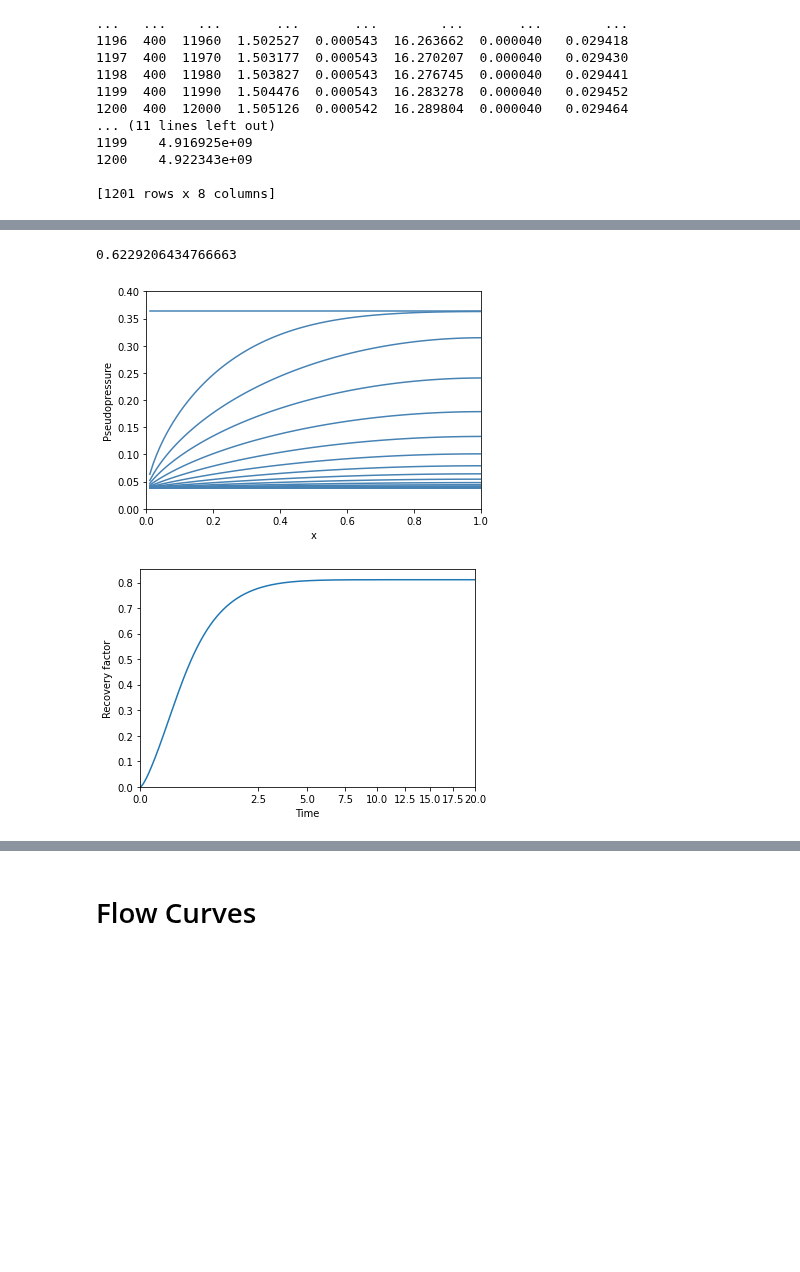
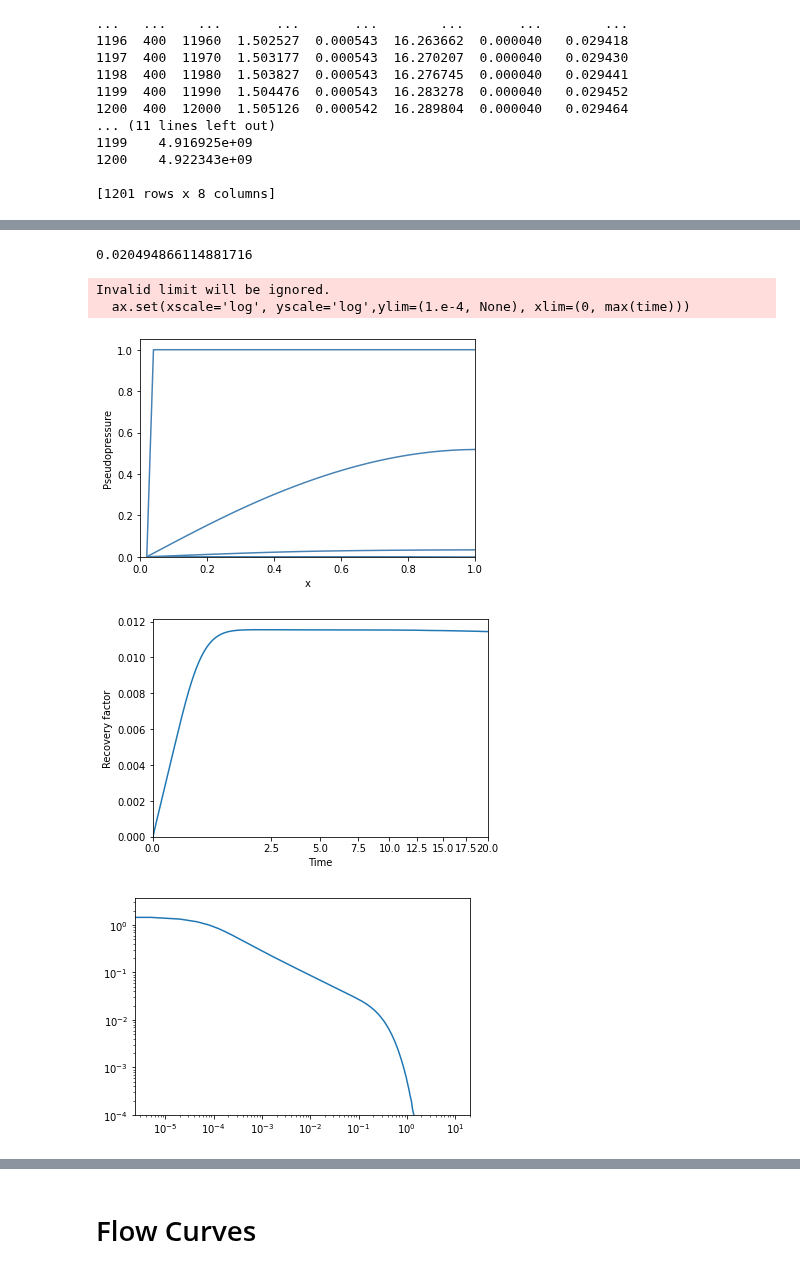
Before and after one commit to frank1010111/bluebonnet, a Jupyter notebook: docs/RealGasFlows.ipynb, the cells around one changed output, grey strips where cells are left out. Drawn from its saved outputs; the diff is of its cells as text; code cells hidden in the pictures; blank space fills up the shorter version.

```diff
--- a/docs/RealGasFlows.ipynb
+++ b/docs/RealGasFlows.ipynb
@@ -151,0 +240,24 @@ array([0.00000000e+00, 1.68327793e-07, 2.53362820e-06, ...,
+# %%
+#IDEALGAS TEST
+t_end = 20
+time = np.linspace(0, np.sqrt(t_end), 4000) ** 2
+
+pvt_gas = pd.read_csv("../tests/data/pvt_ideal_gas.csv")
+
+ms=2*cumtrapz(pvt_gas.P/(pvt_gas.Viscosity*pvt_gas["Z-Factor"]),pvt_gas.P)
+ms=np.concatenate(([0],ms))
+pvt_gas.pseudopressure=ms
+pvt_gas.Density=pvt_gas.P*38.988/1000/(pvt_gas["Z-Factor"]) #This factor takes pressure in psi at 400K and gives density in kg/m^3
+
+#pvt_gas.Cg=1./pvt_gas.P-1/pvt_gas["Z-Factor"]*Zfunc.derivative()(pvt_gas.P)
+
+Pi=12000
+Pf=1000
+flow_properties = FlowPropertiesMarder(pvt_gas, Pi)
+
+res_realgas = SinglePhaseReservoirMarder(600, Pf, Pi, flow_properties)
+
+%time res_realgas.simulate(time)
+
+rf2 = res_realgas.recovery_factor()
+rf2[-1]
@@ -152,12 +309,17 @@ array([0.00000000e+00, 1.68327793e-07, 2.53362820e-06, ...,
 # %%
-ax = plot_pseudopressure(res_realgas,xmax=1,mtop=.4)
+ax = plot_pseudopressure(res_realgas,xmax=1,rescale=True)
 
 ax = plot_recovery_factor(res_realgas)
 ax.set(xlabel="Time", ylabel="Recovery factor")
+
+ay = plot_recovery_rate(res_realgas)
 #print(res_realgas.pseudopressure[:,0])
-density_interp = interpolate.interp1d(fluid_properties["P"], fluid_properties["Density"])
+density_interp = interp1d(pvt_gas["P"], pvt_gas["Density"])
 print(1-density_interp(Pf)/density_interp(Pi))
 # %% [output]
-0.6229206434766663
+0.020494866114881716
+Invalid limit will be ignored.
+  ax.set(xscale='log', yscale='log',ylim=(1.e-4, None), xlim=(0, max(time)))
-[figure, old version]
+[figure, new version]
-[figure, old version]
+[figure, new version]
+[figure, added]
```
Also changed, not shown: parts of 16 cells of this notebook, 16 other files.
